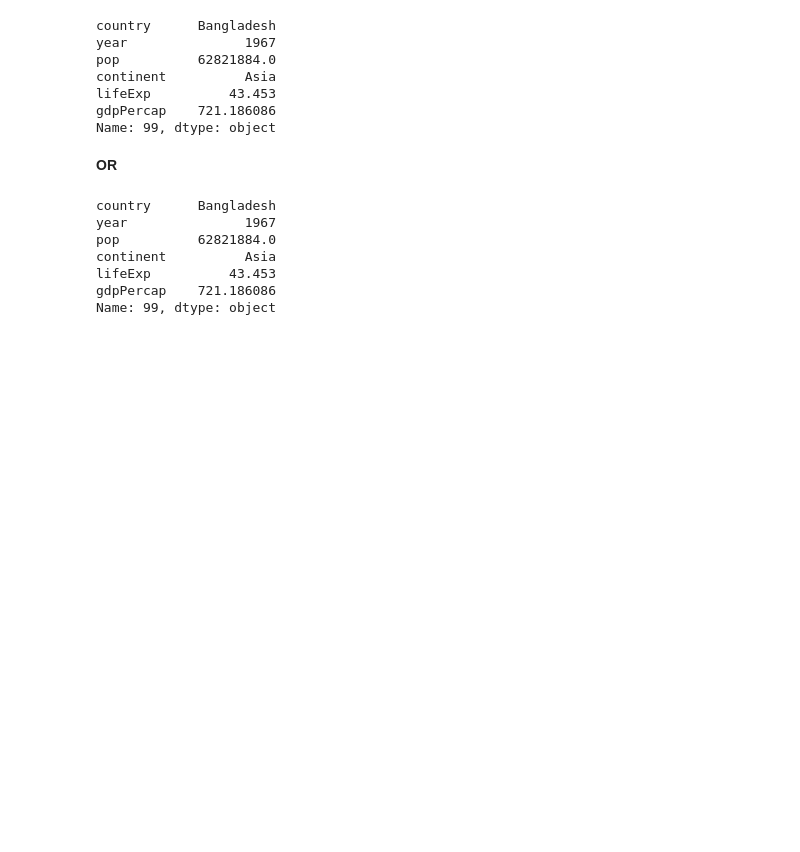
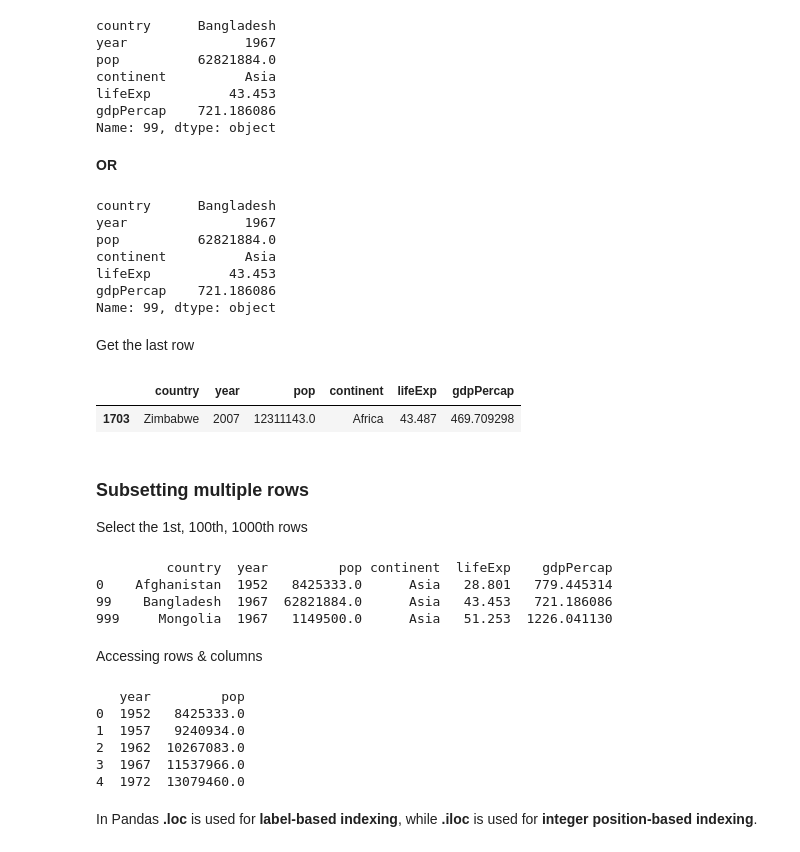
Before and after one commit to AnshSinghSonkhia/Diploma-in-Data-Analytics-with-Python-NPTEL-Alison-IITR, a Jupyter notebook: fundamentals-of-python.ipynb, the cells around one changed output. Drawn from its saved outputs; the diff is of its cells as text; code cells hidden in the pictures; blank space fills up the shorter version.

```diff
--- a/fundamentals-of-python.ipynb
+++ b/fundamentals-of-python.ipynb
@@ -143,3 +143,34 @@ continent          Asia
 lifeExp          43.453
 gdpPercap    721.186086
 Name: 99, dtype: object
+# %% [markdown]
+Get the last row
+# %%
+df.tail(n=1)
+# %% [output]
+|  | country | year | pop | continent | lifeExp | gdpPercap |
+| 1703 | Zimbabwe | 2007 | 12311143.0 | Africa | 43.487 | 469.709298 |
+# %% [markdown]
+### Subsetting multiple rows
+Select the 1st, 100th, 1000th rows
+# %%
+print(df.loc[[0,99,999]])
+# %% [output]
+         country  year         pop continent  lifeExp    gdpPercap
+0    Afghanistan  1952   8425333.0      Asia   28.801   779.445314
+99    Bangladesh  1967  62821884.0      Asia   43.453   721.186086
+999     Mongolia  1967   1149500.0      Asia   51.253  1226.041130
+# %% [markdown]
+Accessing rows & columns
+# %%
+subset = df.loc[:, ['year', 'pop']]
+print(subset.head())
+# %% [output]
+   year         pop
+0  1952   8425333.0
+1  1957   9240934.0
+2  1962  10267083.0
+3  1967  11537966.0
+4  1972  13079460.0
+# %% [markdown]
+In Pandas **.loc** is used for **label-based indexing**, while **.iloc** is used for **integer position-based indexing**.
```
Also changed, not shown: parts of 22 cells of this notebook.
